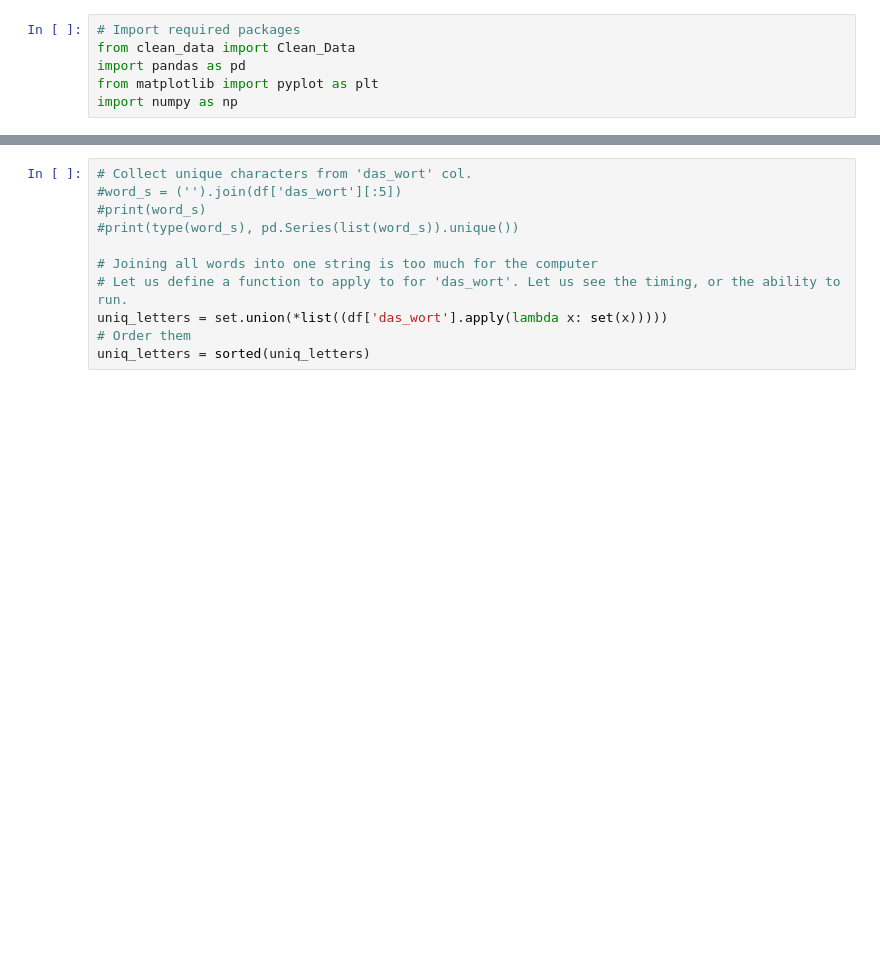
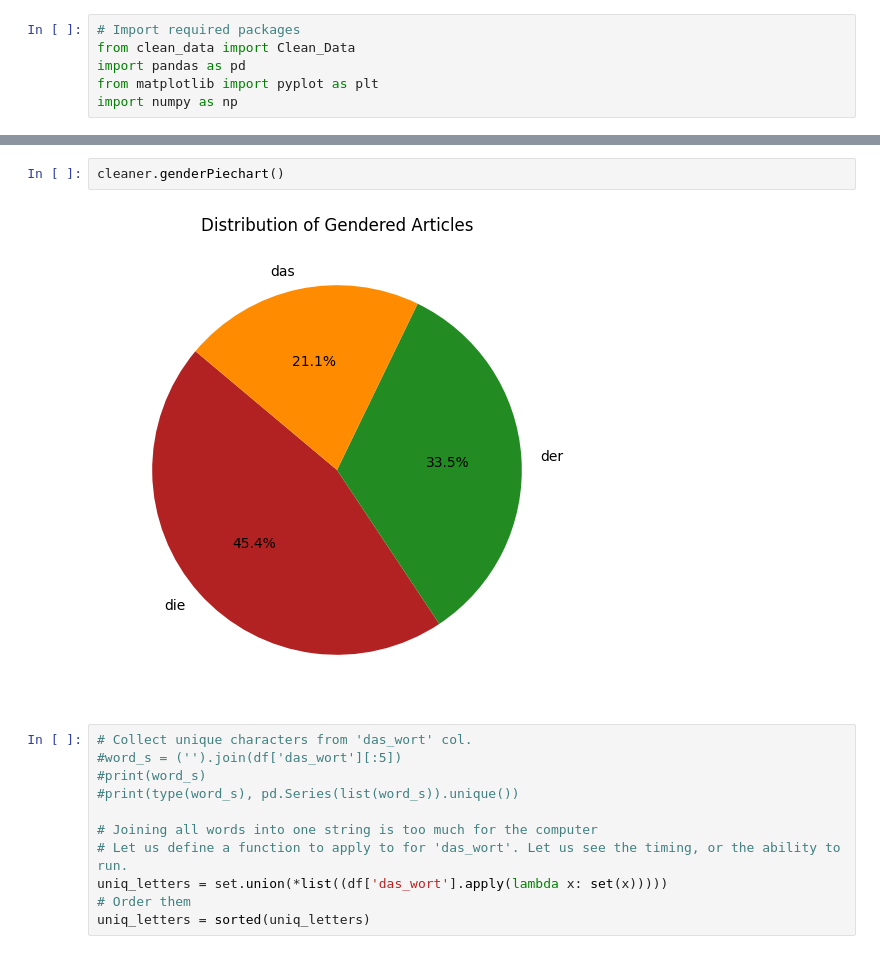
Before and after one commit to zalanfulop/german_nouns, a Jupyter notebook: noun_gender_predict.ipynb, the cells around one changed output, grey strips where cells are left out. Cells and saved outputs as stored; diff of their text form; blank space fills up the shorter version.

```diff
--- a/noun_gender_predict.ipynb
+++ b/noun_gender_predict.ipynb
@@ -370,6 +385,10 @@ Wall time: 4.48 s
 | 2 | aalabstieg | m |
 | 3 | aalangeln | n |
 | 4 | aalart | f |
+# %%
+cleaner.genderPiechart()
+# %% [output]
+[figure, added]
 # %%
 # Collect unique characters from 'das_wort' col.
 #word_s = ('').join(df['das_wort'][:5])
```
Also changed, not shown: parts of 48 cells of this notebook, 2 other files.
